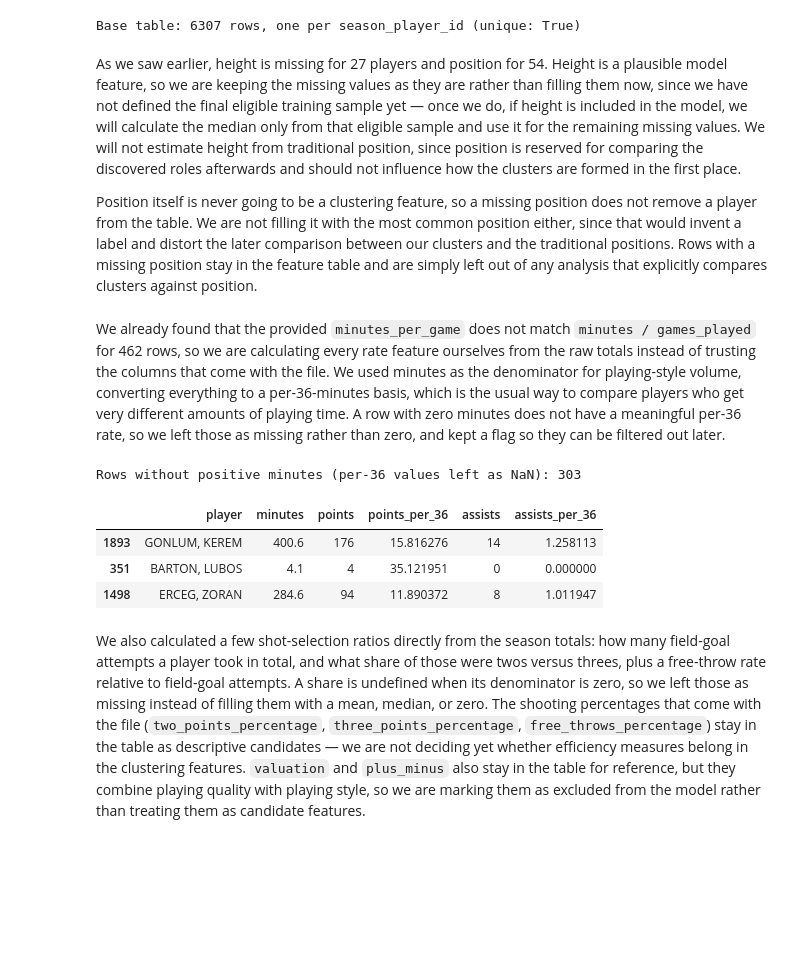
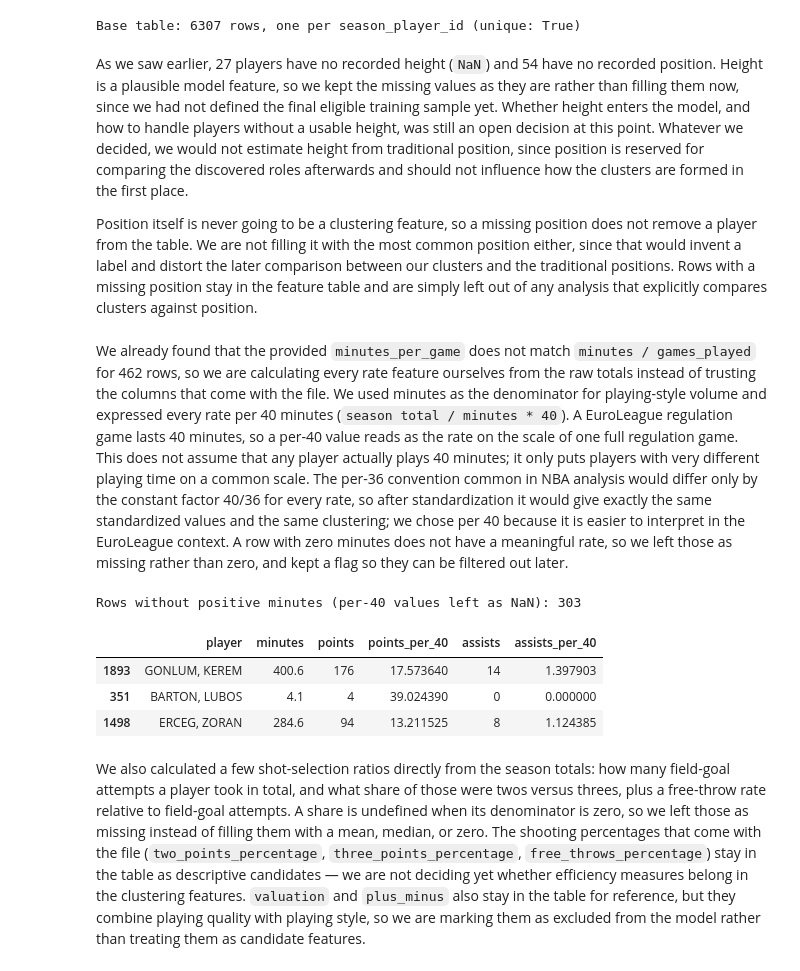
Before and after one commit to DoronWolinsky/Yuval-and-Doron-s-final-project---EuroLeague-player-roles, a Jupyter notebook: notebooks/EuroLeague_Player_Roles_Project.ipynb, the cells around one changed output. Cells and saved outputs as stored; diff of their text form; code cells hidden in the pictures; blank space fills up the shorter version.

Commit message:
feat: finalize Stage 5 clustering features
Co-Authored-By: Claude Opus 5.5 <noreply@anthropic.com>

```diff
--- a/notebooks/EuroLeague_Player_Roles_Project.ipynb
+++ b/notebooks/EuroLeague_Player_Roles_Project.ipynb
@@ -424,11 +427,11 @@ print(f"Base table: {len(features)} rows, one per season_player_id "
 # %% [output]
 Base table: 6307 rows, one per season_player_id (unique: True)
 # %% [markdown]
-As we saw earlier, height is missing for 27 players and position for 54. Height is a
-plausible model feature, so we are keeping the missing values as they are rather than filling
-them now, since we have not defined the final eligible training sample yet — once we do, if
-height is included in the model, we will calculate the median only from that eligible sample
-and use it for the remaining missing values. We will not estimate height from traditional
+As we saw earlier, 27 players have no recorded height (`NaN`) and 54 have no recorded position.
+Height is a plausible model feature, so we kept the missing values as they are rather than
+filling them now, since we had not defined the final eligible training sample yet. Whether
+height enters the model, and how to handle players without a usable height, was still an open
+decision at this point. Whatever we decided, we would not estimate height from traditional
 position, since position is reserved for comparing the discovered roles afterwards and should
 not influence how the clusters are formed in the first place.
 
@@ -441,46 +444,52 @@ left out of any analysis that explicitly compares clusters against position.
 We already found that the provided `minutes_per_game` does not match `minutes / games_played`
 for 462 rows, so we are calculating every rate feature ourselves from the raw totals instead
 of trusting the columns that come with the file. We used minutes as the denominator for
-playing-style volume, converting everything to a per-36-minutes basis, which is the usual way
-to compare players who get very different amounts of playing time. A row with zero minutes
-does not have a meaningful per-36 rate, so we left those as missing rather than zero, and kept
+playing-style volume and expressed every rate per 40 minutes (`season total / minutes * 40`).
+A EuroLeague regulation game lasts 40 minutes, so a per-40 value reads as the rate on the scale
+of one full regulation game. This does not assume that any player actually plays 40 minutes;
+it only puts players with very different playing time on a common scale. The per-36 convention
+common in NBA analysis would differ only by the constant factor 40/36 for every rate, so after
+standardization it would give exactly the same standardized values and the same clustering; we
+chose per 40 because it is easier to interpret in the EuroLeague context. A row with zero
+minutes does not have a meaningful rate, so we left those as missing rather than zero, and kept
 a flag so they can be filtered out later.
 # %%
 features["has_positive_minutes"] = features["minutes"] > 0
 features["has_positive_games"] = features["games_played"] > 0
 
-PER_36_SOURCE_COLUMNS = {
-    "points_per_36": "points",
-    "two_point_attempts_per_36": "two_points_attempted",
-    "three_point_attempts_per_36": "three_points_attempted",
-    "free_throw_attempts_per_36": "free_throws_attempted",
-    "offensive_rebounds_per_36": "offensive_rebounds",
-    "defensive_rebounds_per_36": "defensive_rebounds",
-    "assists_per_36": "assists",
-    "steals_per_36": "steals",
-    "turnovers_per_36": "turnovers",
-    "blocks_per_36": "blocks_favour",
-    "fouls_committed_per_36": "fouls_committed",
-    "fouls_received_per_36": "fouls_received",
+REGULATION_GAME_MINUTES = 40
+PER_40_SOURCE_COLUMNS = {
+    "points_per_40": "points",
+    "two_point_attempts_per_40": "two_points_attempted",
+    "three_point_attempts_per_40": "three_points_attempted",
+    "free_throw_attempts_per_40": "free_throws_attempted",
+    "offensive_rebounds_per_40": "offensive_rebounds",
+    "defensive_rebounds_per_40": "defensive_rebounds",
+    "assists_per_40": "assists",
+    "steals_per_40": "steals",
+    "turnovers_per_40": "turnovers",
+    "blocks_per_40": "blocks_favour",
+    "fouls_committed_per_40": "fouls_committed",
+    "fouls_received_per_40": "fouls_received",
 }
 
-for per_36_col, total_col in PER_36_SOURCE_COLUMNS.items():
-    features[per_36_col] = np.where(
+for per_40_col, total_col in PER_40_SOURCE_COLUMNS.items():
+    features[per_40_col] = np.where(
         features["has_positive_minutes"],
-        features[total_col] / features["minutes"] * 36,
+        features[total_col] / features["minutes"] * REGULATION_GAME_MINUTES,
         np.nan,
     )
 
-print(f"Rows without positive minutes (per-36 values left as NaN): "
+print(f"Rows without positive minutes (per-40 values left as NaN): "
       f"{(~features['has_positive_minutes']).sum()}")
-features[["player", "minutes", "points", "points_per_36", "assists", "assists_per_36"]].sample(
+features[["player", "minutes", "points", "points_per_40", "assists", "assists_per_40"]].sample(
     3, random_state=RANDOM_STATE)
 # %% [output]
-Rows without positive minutes (per-36 values left as NaN): 303
+Rows without positive minutes (per-40 values left as NaN): 303
-|  | player | minutes | points | points_per_36 | assists | assists_per_36 |
-| 1893 | GONLUM, KEREM | 400.6 | 176 | 15.816276 | 14 | 1.258113 |
-| 351 | BARTON, LUBOS | 4.1 | 4 | 35.121951 | 0 | 0.000000 |
-| 1498 | ERCEG, ZORAN | 284.6 | 94 | 11.890372 | 8 | 1.011947 |
+|  | player | minutes | points | points_per_40 | assists | assists_per_40 |
+| 1893 | GONLUM, KEREM | 400.6 | 176 | 17.573640 | 14 | 1.397903 |
+| 351 | BARTON, LUBOS | 4.1 | 4 | 39.024390 | 0 | 0.000000 |
+| 1498 | ERCEG, ZORAN | 284.6 | 94 | 13.211525 | 8 | 1.124385 |
 # %% [markdown]
 We also calculated a few shot-selection ratios directly from the season totals: how many
 field-goal attempts a player took in total, and what share of those were twos versus threes,
```
Also changed, not shown: parts of 53 cells of this notebook, 9 other files.
